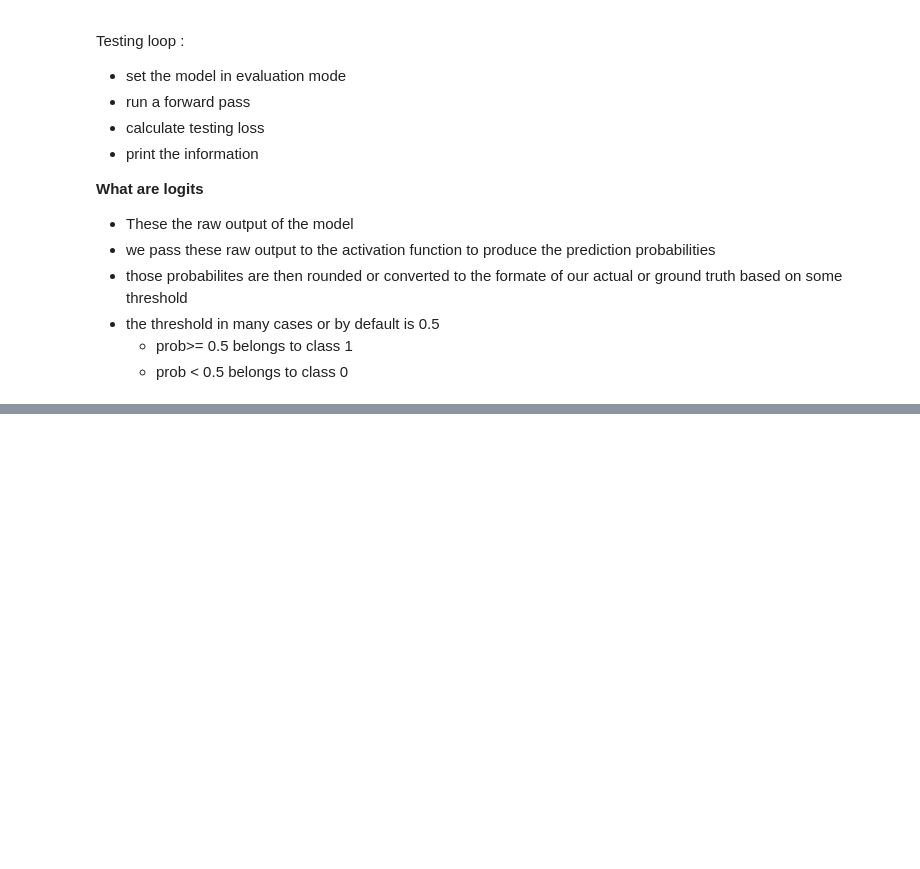
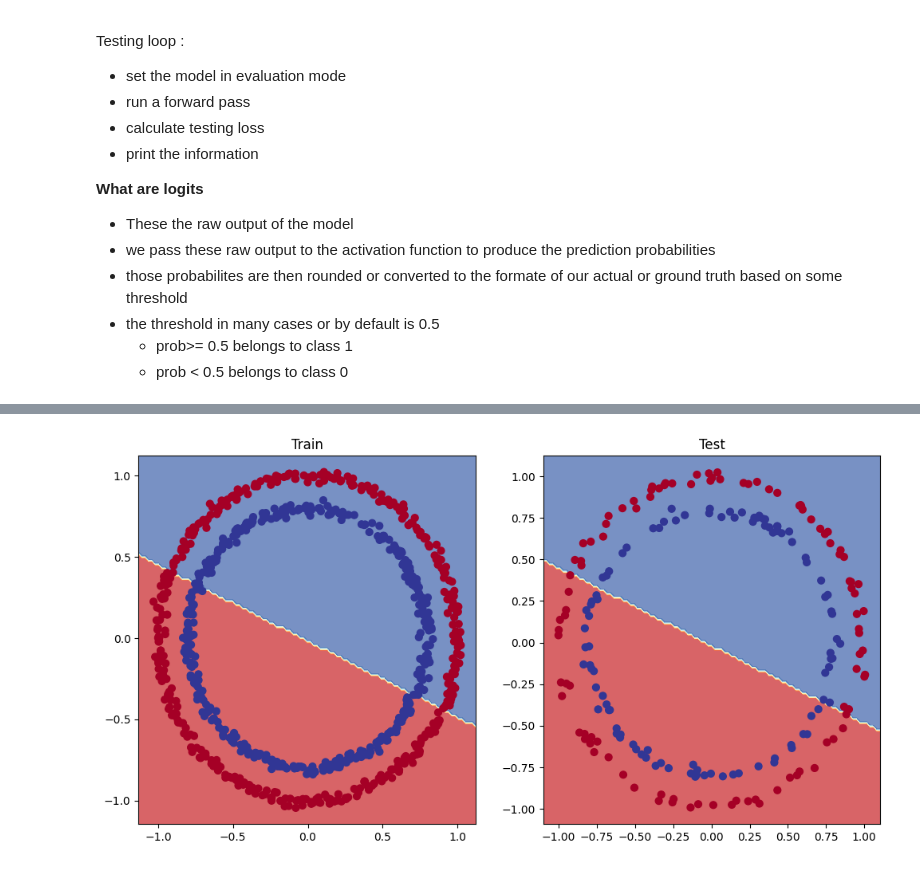
Before and after one commit to arosha27/Week4-LearnPyTorch, a Jupyter notebook: 02_pytorch_classification.ipynb, the cells around one changed output, grey strips where cells are left out. Drawn from its saved outputs; the diff is of its cells as text; code cells hidden in the pictures; blank space fills up the shorter version.

```diff
--- a/02_pytorch_classification.ipynb
+++ b/02_pytorch_classification.ipynb
@@ -327,0 +324,15 @@ Epoch : 90 | Train_loss :0.6931532025337219 |Train_Accuracy :50.88 | Test_loss 0
+# %%
+from math import e
+import requests #allaws us to make request to some website
+from pathlib import Path # it allows us to  create file path
+
+#download pytorch helper function from Learn PyTorch repo (if it's not downloaded)
+if Path("helper_functions.py").is_file():
+  print("helper_functions.py already exists , skipping downlaod")
+
+else:
+  print("Download helper_functions.py")
+  request = requests.get("https://raw.githubusercontent.com/mrdbourke/pytorch-deep-learning/refs/heads/main/helper_functions.py")
+
+with open("helper_functions.py","wb") as f:
+  f.write(request.content)
@@ -327,0 +487,18 @@ Epoch : 90 | Train_loss :0.6931532025337219 |Train_Accuracy :50.88 | Test_loss 0
+# %%
+#import the plot_decision_boundary function from hepler_functions.py file
+from helper_functions import plot_decision_boundary , plot_predictions
+
+import matplotlib.pyplot as plt
+plt.figure(figsize = (12,6))
+#Traing decsion boundary
+plt.subplot(1,2,1)
+plt.title("Train")
+plot_decision_boundary(model_0 , x_train , y_train)
+
+#Testing
+
+plt.subplot(1,2,2)
+plt.title("Test")
+plot_decision_boundary(model_0 , x_test , y_test)
+# %% [output]
+[figure, added]
```
Also changed, not shown: parts of 18 cells of this notebook.
